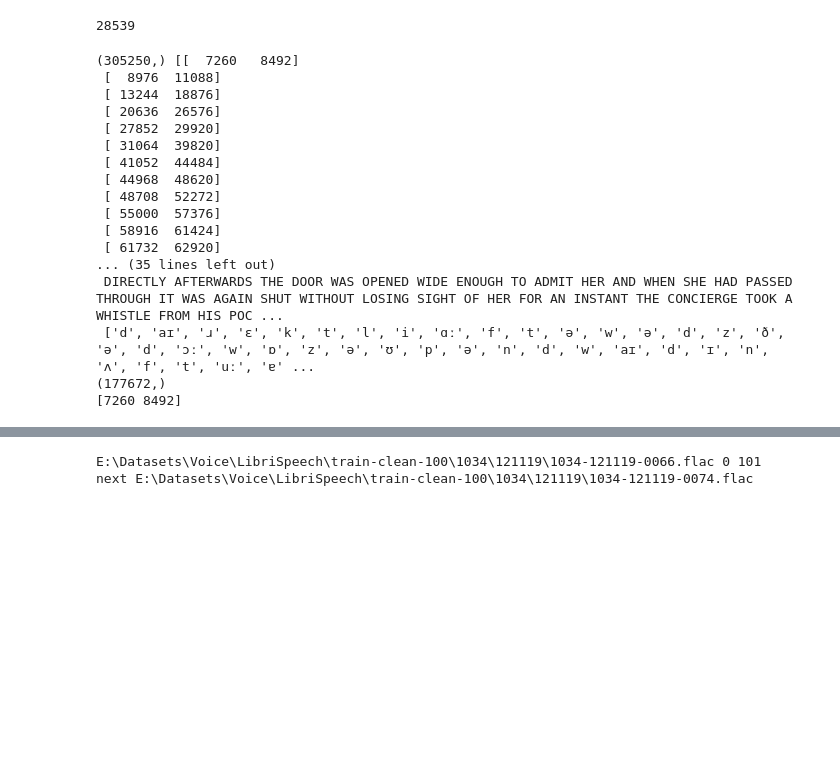
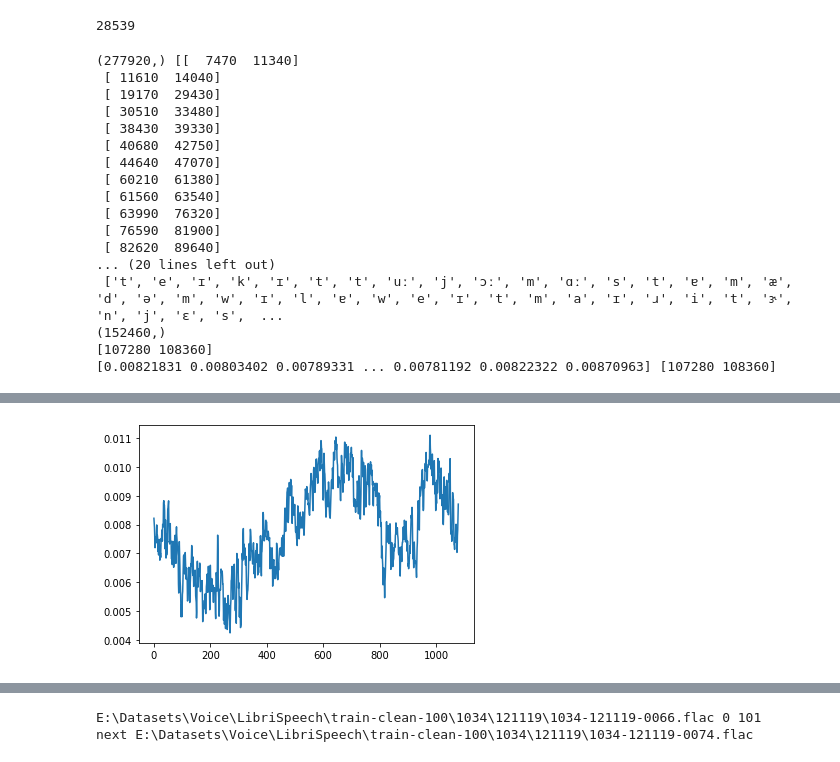
Before and after one commit to Majkil/Artefact, a Jupyter notebook: Model Training.ipynb, the cells around one changed output, grey strips where cells are left out. Drawn from its saved outputs; the diff is of its cells as text; code cells hidden in the pictures; blank space fills up the shorter version.

```diff
--- a/Model Training.ipynb
+++ b/Model Training.ipynb
@@ -56,10 +56,10 @@ with open("known_clips.npy", 'rb') as f:
 with open("exact.npy", 'rb') as f:
     exact= np.load(f,allow_pickle=True)
 # %%
-sr = 22000
-hl = int(sr/500)
+sr = 18000
+hl = int(sr/200)
 fl = hl*2
-x = known_clips[102]
+x = known_clips[101]
 
 aud ,sr= librosa.load(x, sr)
 
@@ -67,33 +67,33 @@ transcription = load_clip_transcription(x)
 phonemes = all_phones_to_array(transcription)
 
 segments = split_into_segments(aud, hl, fl ,sr,energy_threshold=0.025, min_voiced_duration_ms=50)
-print(aud.shape, segments )
+print(aud.shape, segments      )
 print("\n", transcription,"\n", phonemes, len(phonemes))
 trimmed = clip_from_segments(aud, segments)
 
-c=0
+c=13
 print(segments[c])
-#plt.plot(aud[segments[c][0]:segments[c][1]])
-#print(aud[segments[c][0]:segments[c][1]], segments[c])
+plt.plot(aud[segments[c][0]:segments[c][1]])
+print(aud[segments[c][0]:segments[c][1]], segments[c])
 #ipd.Audio(trimmed, rate=sr)
 
-ipd.Audio(aud, rate=sr)
-#ipd.Audio(aud[segments[c][0]:segments[c][1]], rate=sr)
+#ipd.Audio(aud, rate=sr)
+#ipd.Audio(aud[segments[c][0]-5000:segments[c][1]], rate=sr)
 # %% [output]
-(305250,) [[  7260   8492]
- [  8976  11088]
- [ 13244  18876]
- [ 20636  26576]
- [ 27852  29920]
- [ 31064  39820]
- [ 41052  44484]
- [ 44968  48620]
- [ 48708  52272]
- [ 55000  57376]
- [ 58916  61424]
- [ 61732  62920]
-... (35 lines left out)
- DIRECTLY AFTERWARDS THE DOOR WAS OPENED WIDE ENOUGH TO ADMIT HER AND WHEN SHE HAD PASSED THROUGH IT WAS AGAIN SHUT WITHOUT LOSING SIGHT OF HER FOR AN INSTANT THE CONCIERGE TOOK A WHISTLE FROM HIS POC ...
- ['d', 'aɪ', 'ɹ', 'ɛ', 'k', 't', 'l', 'i', 'ɑː', 'f', 't', 'ə', 'w', 'ə', 'd', 'z', 'ð', 'ə', 'd', 'ɔː', 'w', 'ɒ', 'z', 'ə', 'ʊ', 'p', 'ə', 'n', 'd', 'w', 'aɪ', 'd', 'ɪ', 'n', 'ʌ', 'f', 't', 'uː', 'ɐ' ...
-(177672,)
-[7260 8492]
+(277920,) [[  7470  11340]
+ [ 11610  14040]
+ [ 19170  29430]
+ [ 30510  33480]
+ [ 38430  39330]
+ [ 40680  42750]
+ [ 44640  47070]
+ [ 60210  61380]
+ [ 61560  63540]
+ [ 63990  76320]
+ [ 76590  81900]
+ [ 82620  89640]
+... (20 lines left out)
+ ['t', 'e', 'ɪ', 'k', 'ɪ', 't', 't', 'uː', 'j', 'ɔː', 'm', 'ɑː', 's', 't', 'ɐ', 'm', 'æ', 'd', 'ə', 'm', 'w', 'ɪ', 'l', 'ɐ', 'w', 'e', 'ɪ', 't', 'm', 'a', 'ɪ', 'ɹ', 'i', 't', 'ɝ', 'n', 'j', 'ɛ', 's',  ...
+(152460,)
+[107280 108360]
+[0.00821831 0.00803402 0.00789331 ... 0.00781192 0.00822322 0.00870963] [107280 108360]
@@ -101 +100,2 @@ ipd.Audio(aud, rate=sr)
+[figure, added]
 # %%
```
Also changed, not shown: parts of 12 cells of this notebook, 2 other files.
